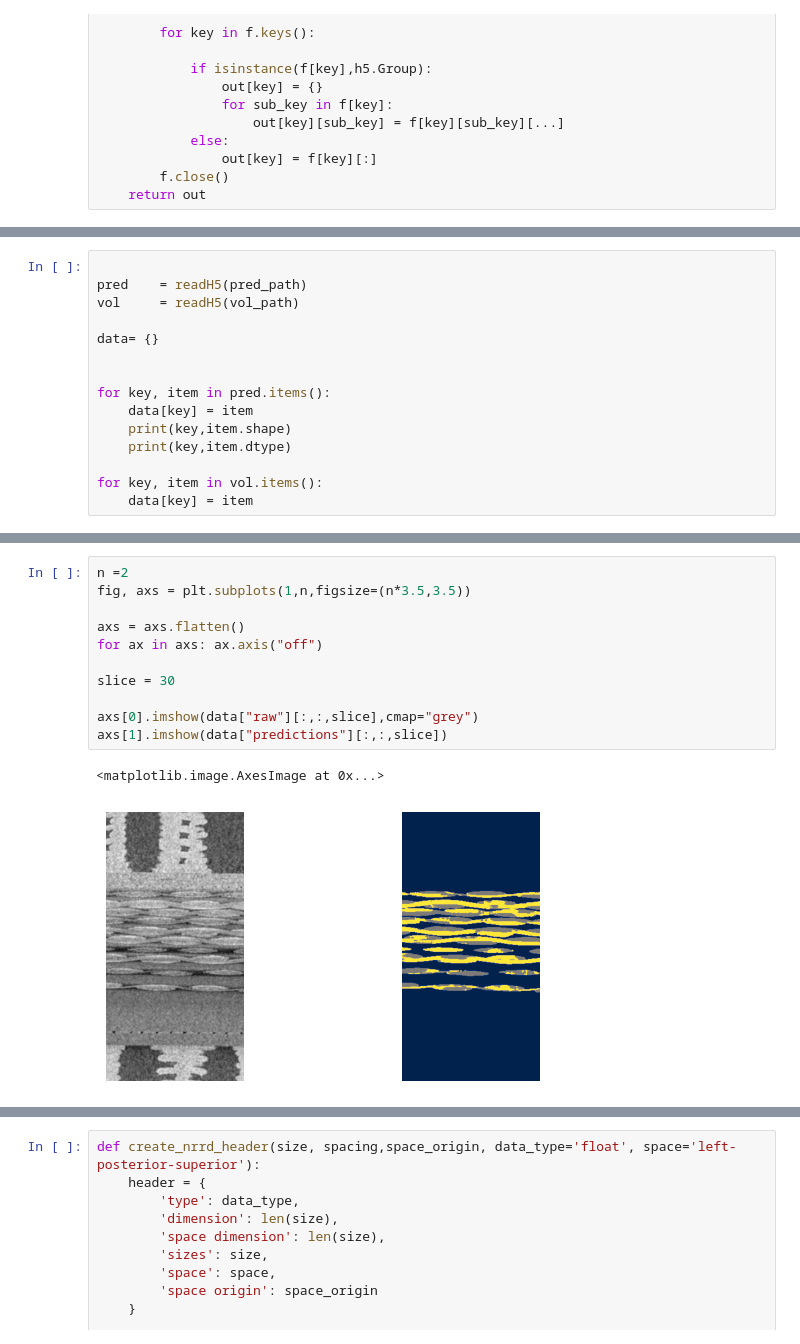
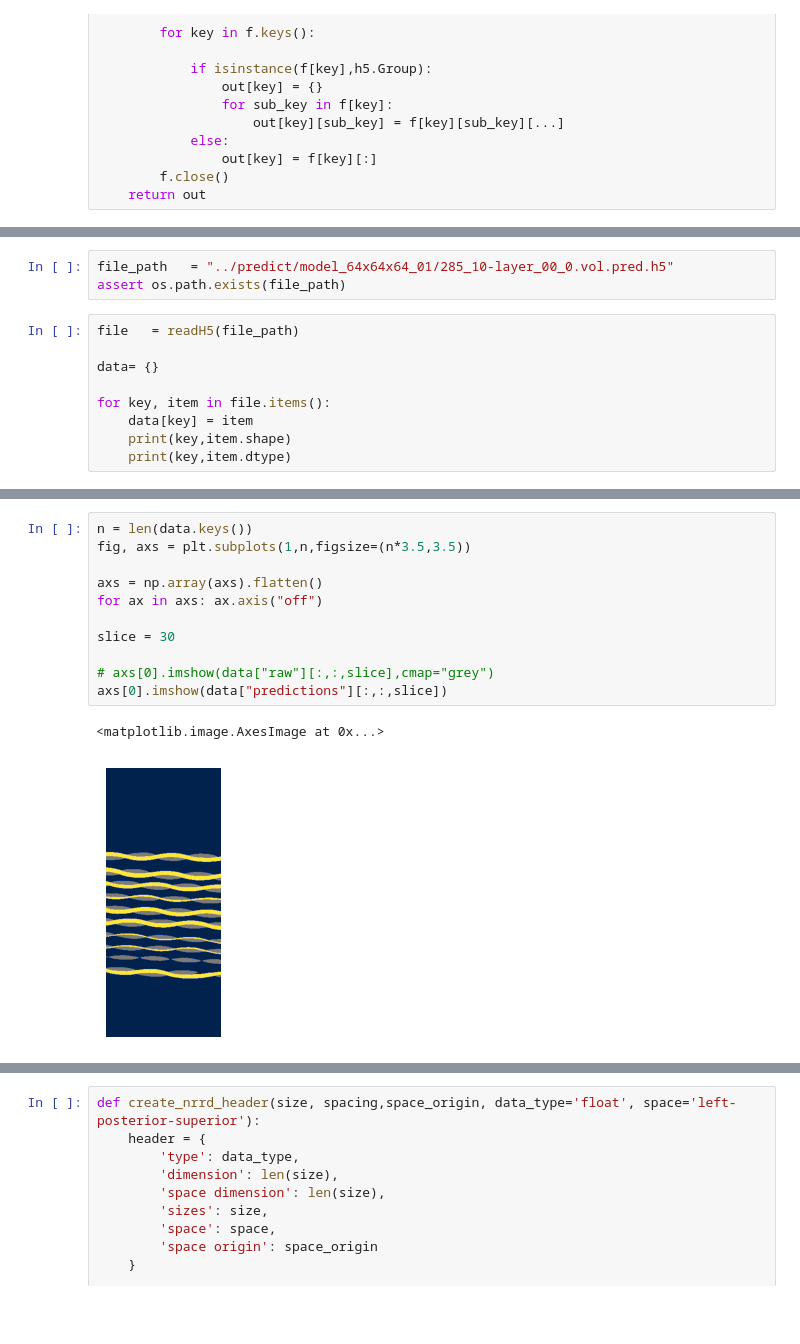
Before and after one commit to choROPeNt/3dseg, a Jupyter notebook: notebooks/01_convert_h52nrrd.ipynb, the cells around one changed output, grey strips where cells are left out. Drawn from its saved outputs; the diff is of its cells as text; blank space fills up the shorter version.

```diff
--- a/notebooks/01_convert_h52nrrd.ipynb
+++ b/notebooks/01_convert_h52nrrd.ipynb
@@ -39,16 +34,13 @@ assert os.path.exists(pred_path) and os.path.exists
+# %%
+file_path   = "../predict/model_64x64x64_01/285_10-layer_00_0.vol.pred.h5"
+assert os.path.exists(file_path)
 # %%
-
-pred    = readH5(pred_path)
-vol     = readH5(vol_path)
+file   = readH5(file_path)
 
 data= {}
 
-
-for key, item in pred.items():
+for key, item in file.items():
     data[key] = item
     print(key,item.shape)
     print(key,item.dtype)
-
-for key, item in vol.items():
-    data[key] = item
 # %% [output]
@@ -83,17 +59,17 @@ VoxelSizeZ () float64 0.020618
 # %%
-n =2
+n = len(data.keys())
 fig, axs = plt.subplots(1,n,figsize=(n*3.5,3.5))
 
-axs = axs.flatten()
+axs = np.array(axs).flatten()
 for ax in axs: ax.axis("off")
 
 slice = 30
 
-axs[0].imshow(data["raw"][:,:,slice],cmap="grey")
-axs[1].imshow(data["predictions"][:,:,slice])
+# axs[0].imshow(data["raw"][:,:,slice],cmap="grey")
+axs[0].imshow(data["predictions"][:,:,slice])
 # %% [output]
 <matplotlib.image.AxesImage at 0x...>
-[figure, old version]
+[figure, new version]
 # %%
 obj_ids = np.unique(data["predictions"])
 
```
Also changed, not shown: parts of 8 cells of this notebook, 1 other file.
